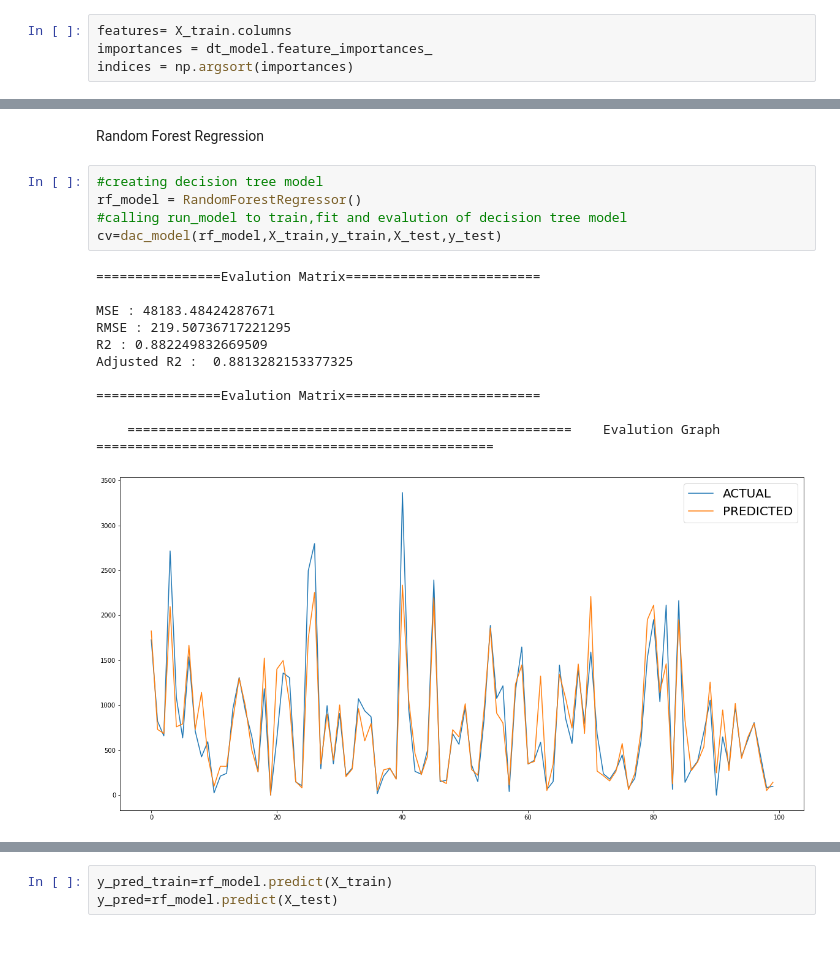
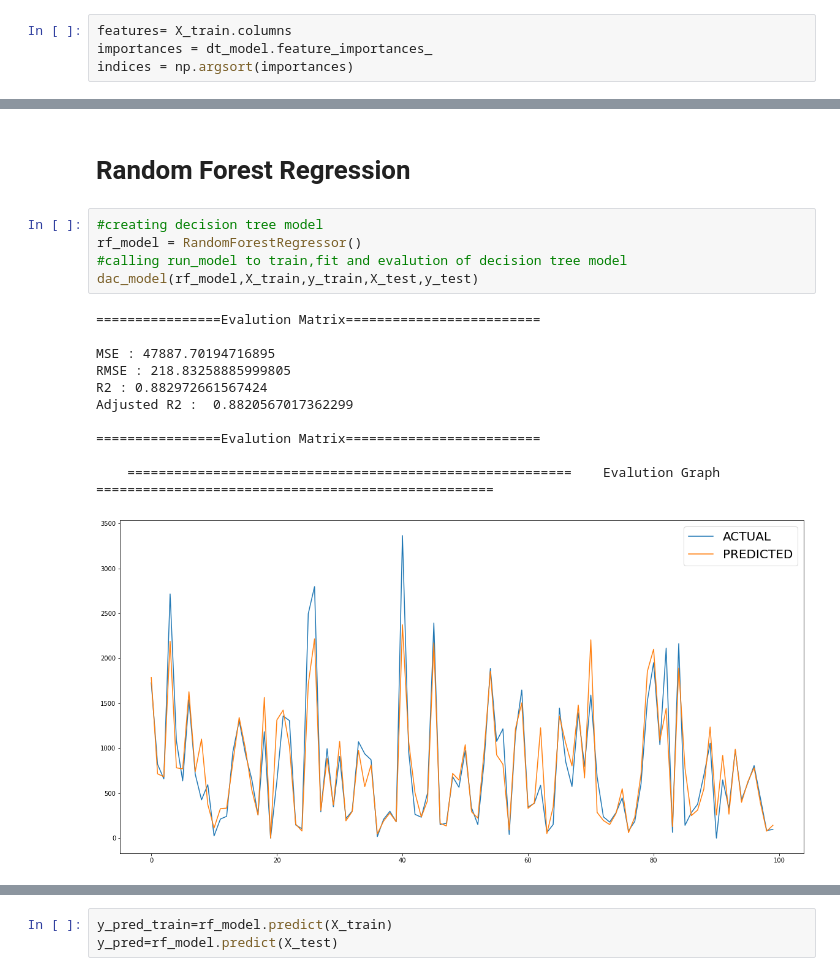
Before and after one commit to gkunal8019/Bike-Sharing-Demand-Prediction, a Jupyter notebook: Bike_Sharing_Demand_Prediction_Capstone_Project.ipynb, the cells around one changed output, grey strips where cells are left out. Drawn from its saved outputs; the diff is of its cells as text; blank space fills up the shorter version.

```diff
--- a/Bike_Sharing_Demand_Prediction_Capstone_Project.ipynb
+++ b/Bike_Sharing_Demand_Prediction_Capstone_Project.ipynb
@@ -815,22 +814,22 @@ plt.show()
 # %% [markdown]
-Random Forest Regression
+# Random Forest Regression
 # %%
 #creating decision tree model
 rf_model = RandomForestRegressor()
 #calling run_model to train,fit and evalution of decision tree model
-cv=dac_model(rf_model,X_train,y_train,X_test,y_test)
+dac_model(rf_model,X_train,y_train,X_test,y_test)
 # %% [output]
 ================Evalution Matrix=========================
 
-MSE : 48183.48424287671
-RMSE : 219.50736717221295
-R2 : 0.882249832669509
-Adjusted R2 :  0.8813282153377325
+MSE : 47887.70194716895
+RMSE : 218.83258885999805
+R2 : 0.882972661567424
+Adjusted R2 :  0.8820567017362299
 
 ================Evalution Matrix=========================
 
     =========================================================    Evalution Graph    ===================================================
-[figure, old version]
+[figure, new version]
 # %%
 rf_model.score(X_train,y_train)
 # %% [output]
```
Also changed, not shown: parts of 37 cells of this notebook.
